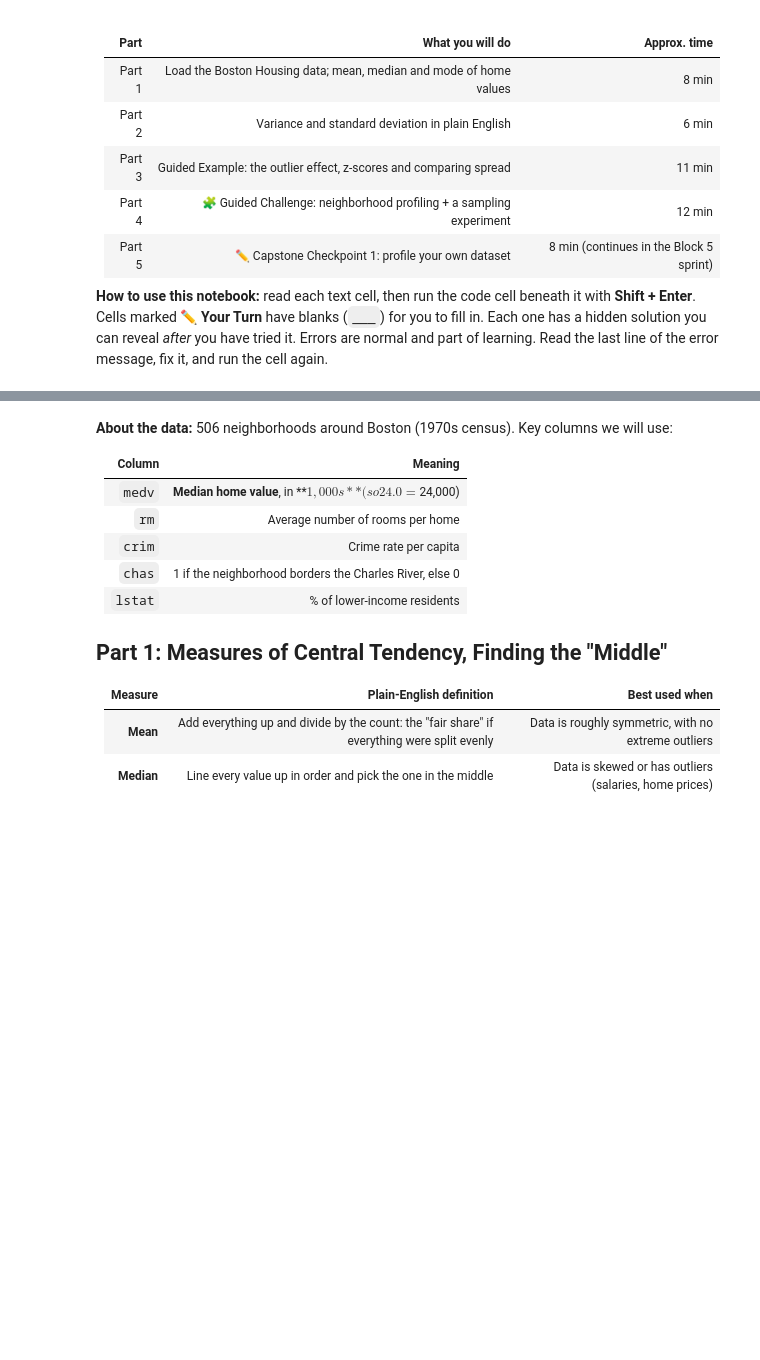
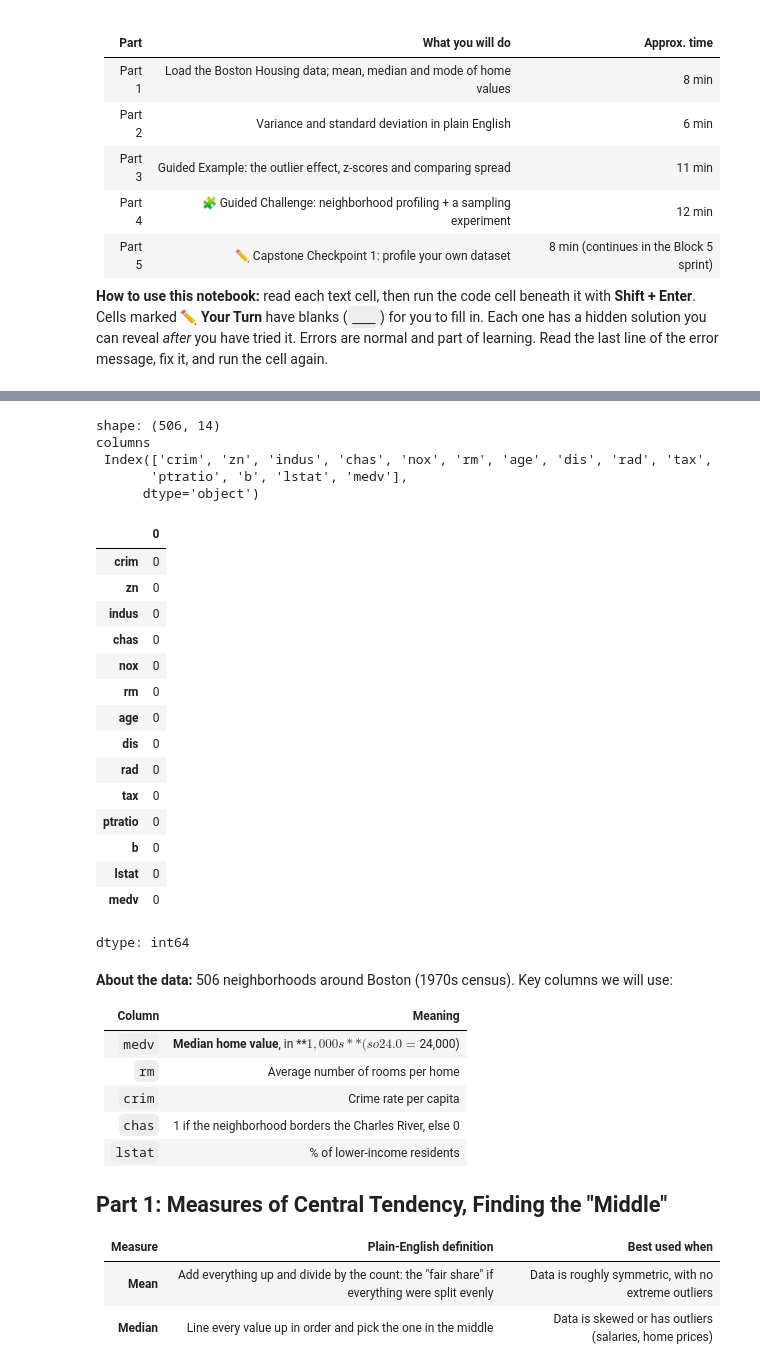
Before and after one commit to profhamilton3/DataAnalytics, a Jupyter notebook: session_notebooks/session_8_descriptive_statistics_profiling.ipynb, the cells around one changed output, grey strips where cells are left out. Drawn from its saved outputs; the diff is of its cells as text; code cells hidden in the pictures; blank space fills up the shorter version.

```diff
--- a/session_notebooks/session_8_descriptive_statistics_profiling.ipynb
+++ b/session_notebooks/session_8_descriptive_statistics_profiling.ipynb
@@ -31,3 +42,30 @@ housing.head()
+# %%
+# @title some quick EDA
+print("shape:",housing.shape)
+print("columns\n",housing.columns)
+display(housing.isna().sum())
+# %% [output]
+shape: (506, 14)
+columns
+ Index(['crim', 'zn', 'indus', 'chas', 'nox', 'rm', 'age', 'dis', 'rad', 'tax',
+       'ptratio', 'b', 'lstat', 'medv'],
+      dtype='object')
+|  | 0 |
+| crim | 0 |
+| zn | 0 |
+| indus | 0 |
+| chas | 0 |
+| nox | 0 |
+| rm | 0 |
+| age | 0 |
+| dis | 0 |
+| rad | 0 |
+| tax | 0 |
+| ptratio | 0 |
+| b | 0 |
+| lstat | 0 |
+| medv | 0 |
+dtype: int64
 # %% [markdown]
 **About the data:** 506 neighborhoods around Boston (1970s census). Key columns we will use:
 
```
Also changed, not shown: parts of 10 cells of this notebook.
